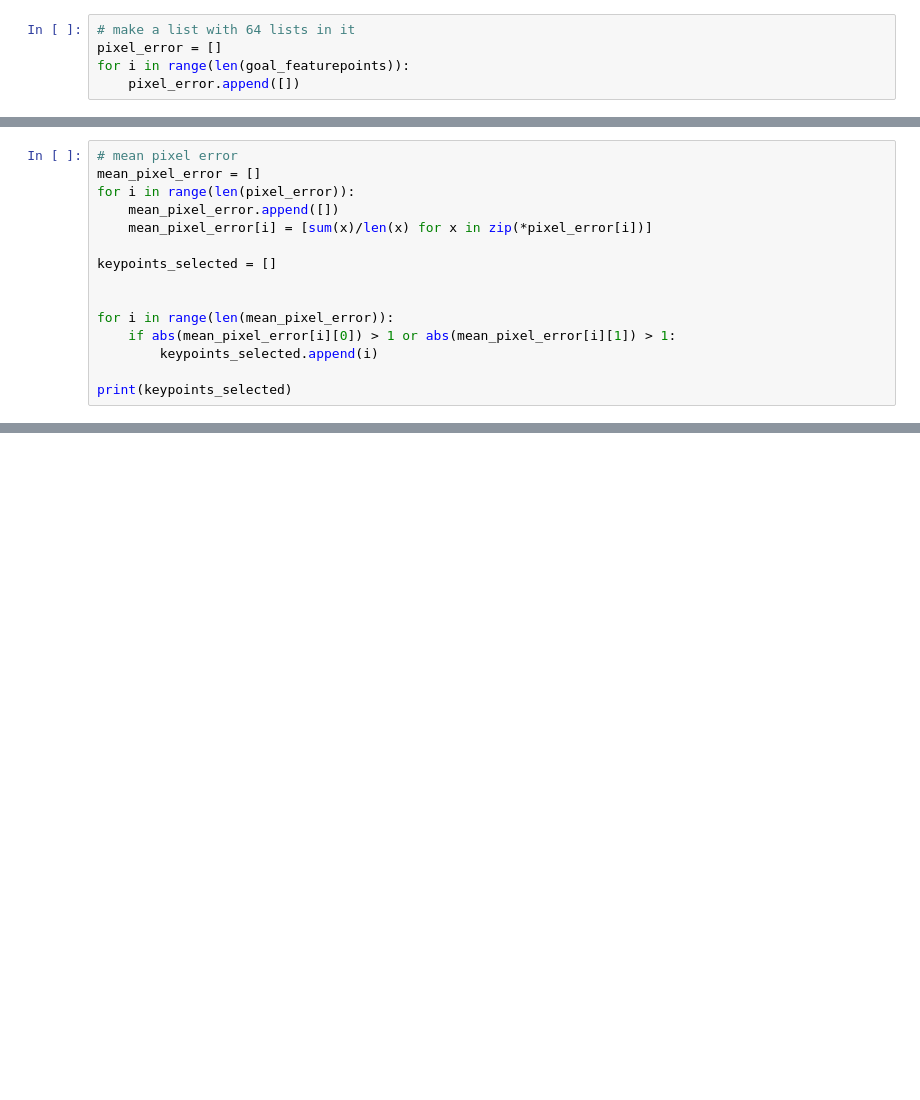
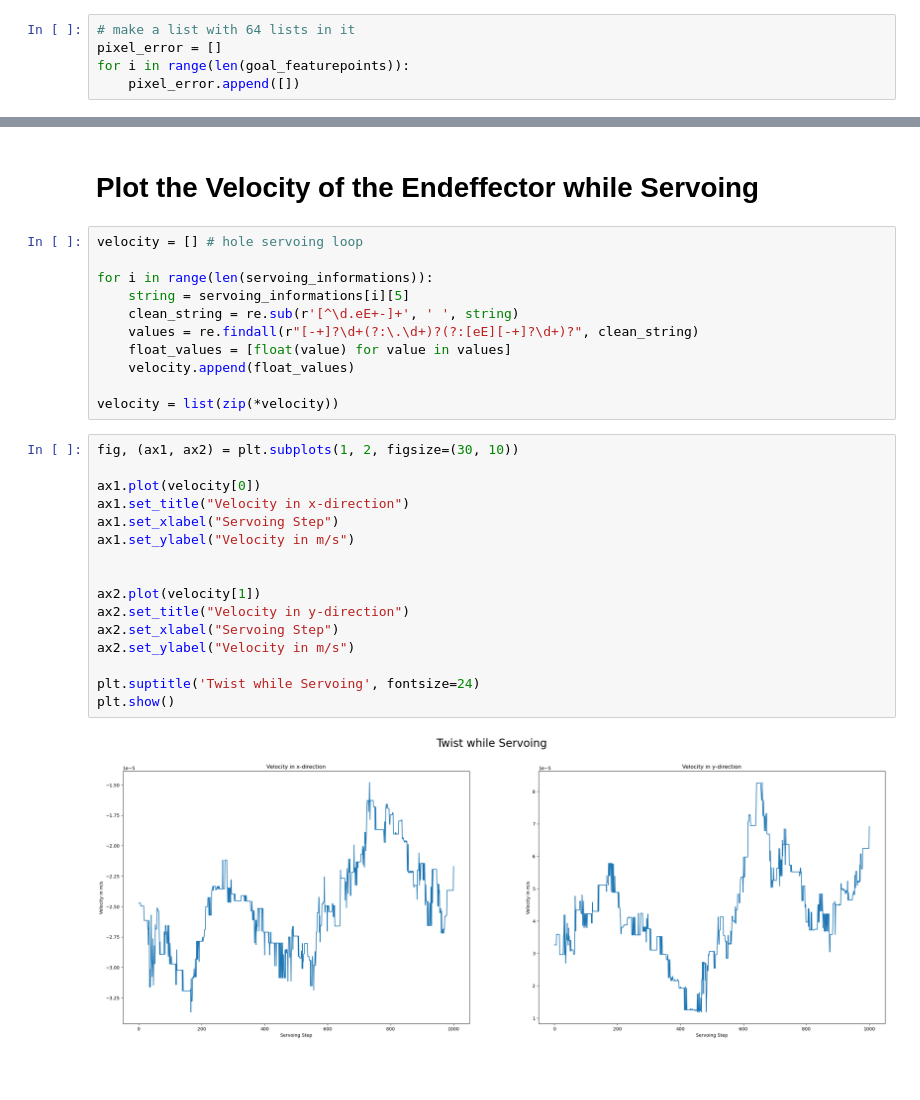
Before and after one commit to mose1020/F-E-Project_Part_2, a Jupyter notebook: 007_Analyse_Servoing.ipynb, the cells around one changed output, grey strips where cells are left out. Cells and saved outputs as stored; diff of their text form; blank space fills up the shorter version.

```diff
--- a/007_Analyse_Servoing.ipynb
+++ b/007_Analyse_Servoing.ipynb
@@ -30,18 +92,3 @@ for row in servoing_steps:
         pixel_error_x = goal_featurepoints[i][0]-featurepoints[i][0]
         pixel_error_y = goal_featurepoints[i][1]-featurepoints[i][1]
         pixel_error[i].append([pixel_error_x, pixel_error_y])
-# %%
-# mean pixel error
-mean_pixel_error = []
-for i in range(len(pixel_error)):
-    mean_pixel_error.append([])
-    mean_pixel_error[i] = [sum(x)/len(x) for x in zip(*pixel_error[i])]
-
-keypoints_selected = []
-
-
-for i in range(len(mean_pixel_error)):
-    if abs(mean_pixel_error[i][0]) > 1 or abs(mean_pixel_error[i][1]) > 1:
-        keypoints_selected.append(i)
-
-print(keypoints_selected)
@@ -52,0 +106,33 @@ plt.legend(['x', 'y'], loc='lower right')
+# %% [markdown]
+# Plot the Velocity of the Endeffector while Servoing
+# %%
+velocity = [] # hole servoing loop
+
+for i in range(len(servoing_informations)):
+    string = servoing_informations[i][5]
+    clean_string = re.sub(r'[^\d.eE+-]+', ' ', string)
+    values = re.findall(r"[-+]?\d+(?:\.\d+)?(?:[eE][-+]?\d+)?", clean_string)
+    float_values = [float(value) for value in values]
+    velocity.append(float_values)
+
+velocity = list(zip(*velocity))
+# %%
+fig, (ax1, ax2) = plt.subplots(1, 2, figsize=(30, 10))
+
+ax1.plot(velocity[0])
+ax1.set_title("Velocity in x-direction")
+ax1.set_xlabel("Servoing Step")
+ax1.set_ylabel("Velocity in m/s")
+
+
+ax2.plot(velocity[1])
+ax2.set_title("Velocity in y-direction")
+ax2.set_xlabel("Servoing Step")
+ax2.set_ylabel("Velocity in m/s")
+
+plt.suptitle('Twist while Servoing', fontsize=24)
+plt.show()
+# %% [output]
+[figure, added]
+# %% [markdown]
+#
```
Also changed, not shown: parts of 14 cells of this notebook.
